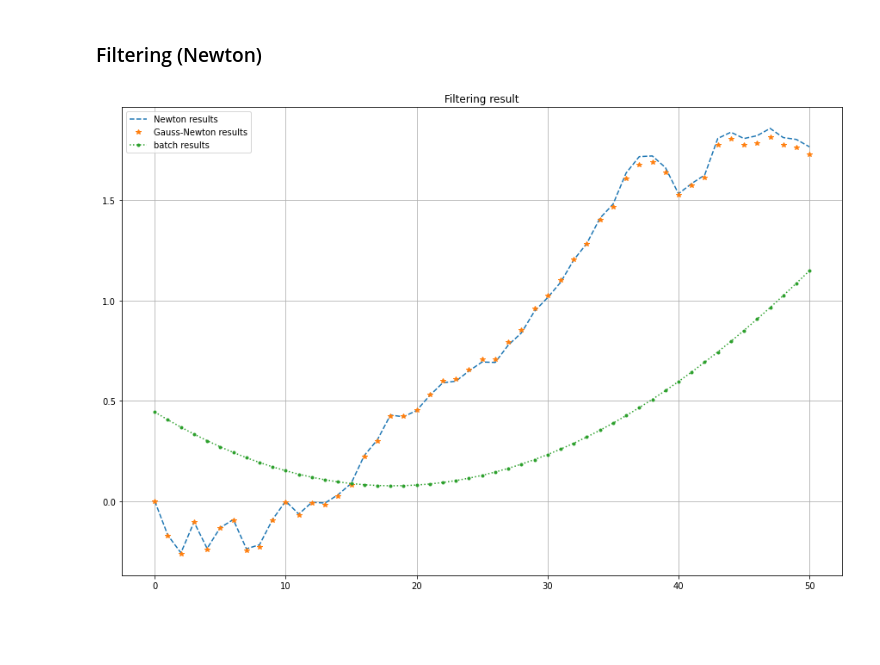
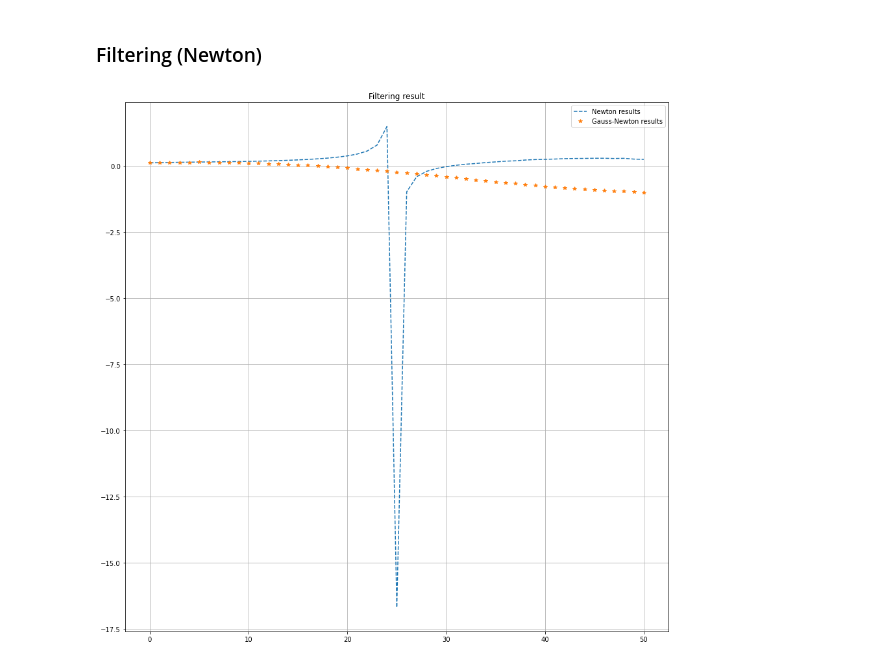
Before and after one commit to hanyas/second-order-smoothers, a Jupyter notebook: notebooks/NewtonFiltering_example2.ipynb, the cells around one changed output. Cells and saved outputs as stored; diff of their text form; code cells hidden in the pictures; blank space fills up the shorter version.

```diff
--- a/notebooks/NewtonFiltering_example2.ipynb
+++ b/notebooks/NewtonFiltering_example2.ipynb
@@ -30,8 +30,11 @@ Q, R, observation_function, transition_function = make_parameters(qc, qw, r, dt,
 chol_Q = jnp.linalg.cholesky(Q)
 chol_R = jnp.linalg.cholesky(R)
 
-m0 = jnp.array([0., 0., 2., 7., 3.])
-P0 = jnp.diag(jnp.array([0.5**2, 0.5**2, 0.5**2, 0.5**2, 1.]))
+# m0 = jnp.array([0., 0., 2., 7., 3.])
+# P0 = jnp.diag(jnp.array([0.5**2, 0.5**2, 0.5**2, 0.5**2, 1.]))
+
+m0 = transition_function(jnp.array([0.1, 0.2, 1, 0, 0]) )
+P0 = Q
 
 init = MVNStandard(m0, P0)
 
@@ -80,12 +83,12 @@ x_batch = initial_states.mean - jax.numpy.linalg.tensorsolve(Hess, grad)
 # %%
 filtered_states_newton = newton_filtering(ys, init, transition_model, observation_model, extended_hessian, initial_states)
 # %%
-plt.figure(figsize=(15,10))
+plt.figure(figsize=(15,15))
 plt.plot(filtered_states_newton.mean[:,0], "--", label="Newton results" )
 plt.plot(filtered_states.mean[:,0], "*", label = "Gauss-Newton results")
-plt.plot(x_batch[:,0], ".:", label = "batch results")
+# plt.plot(x_batch[:,0], ".:", label = "batch results")
 plt.title("Filtering result")
 plt.grid()
 plt.legend();
 # %% [output]
-[figure, old version]
+[figure, new version]
```
Also changed, not shown: 2 other files.
